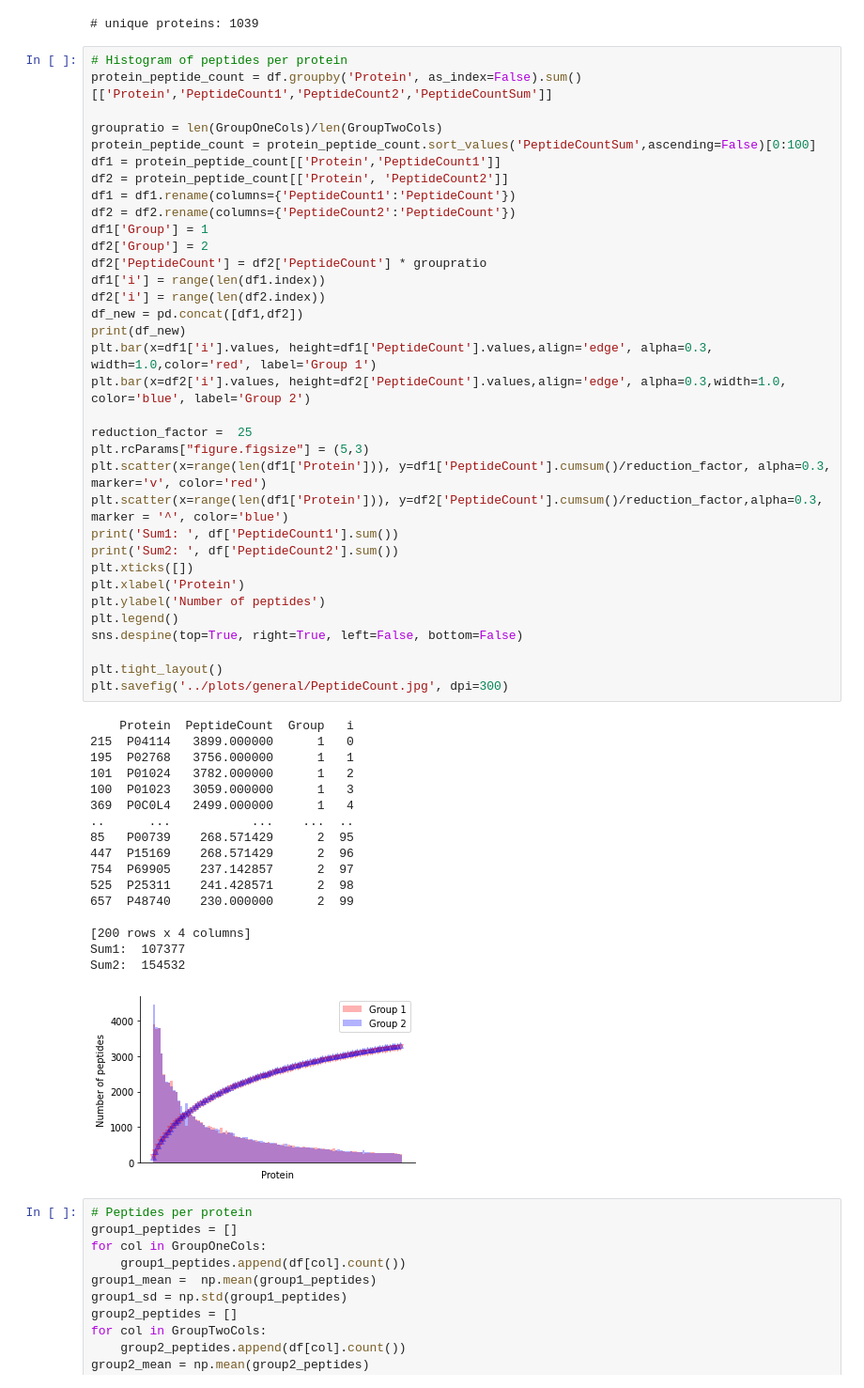
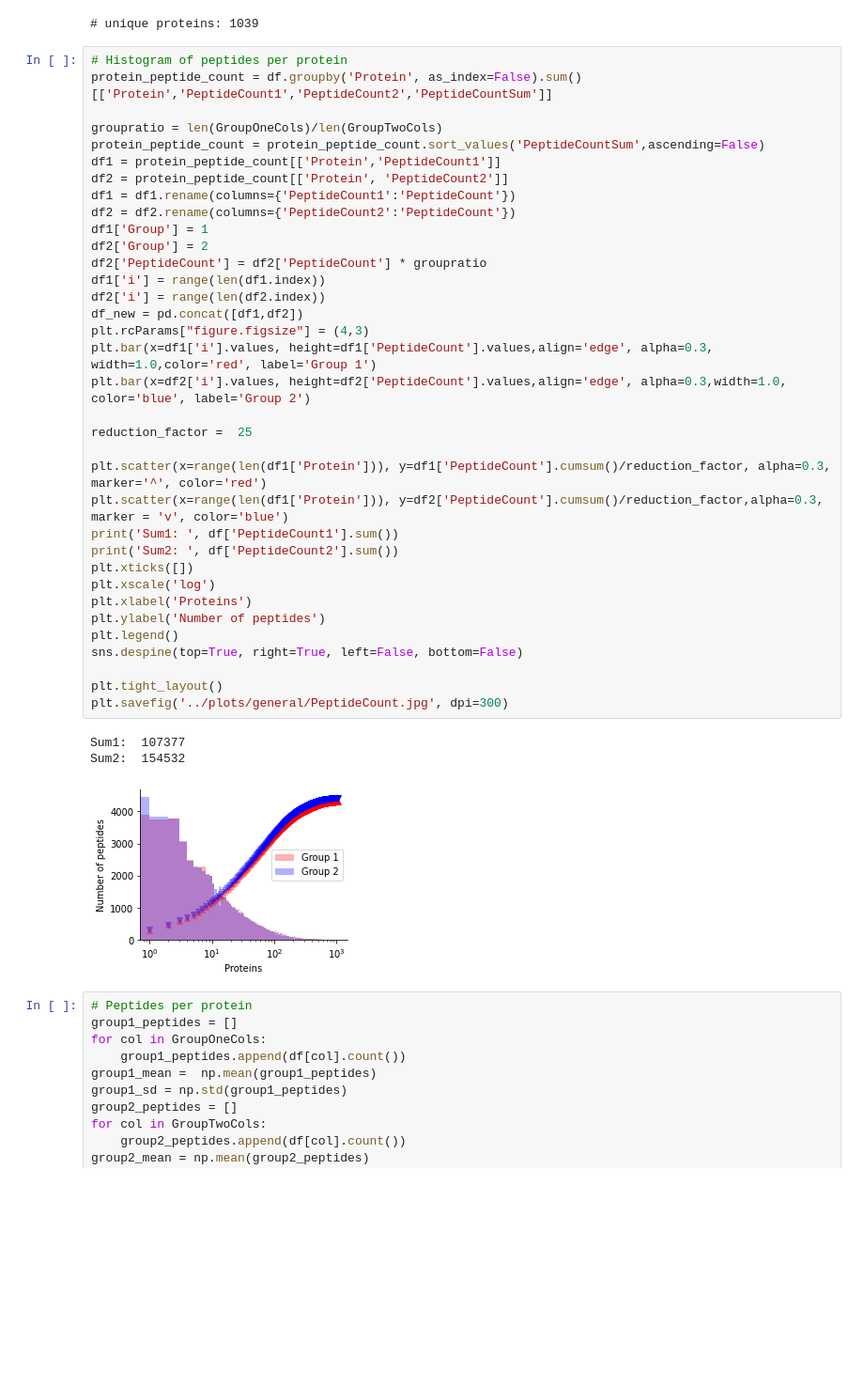
Before and after one commit to ErikHartman/sepsis-ml, a Jupyter notebook: src/general.ipynb, the cells around one changed output. Shown: that part at 94% size. Cells and saved outputs as stored; diff of their text form; blank space fills up the shorter version.

Commit message:
made scripts and plots for general ML

```diff
--- a/src/general.ipynb
+++ b/src/general.ipynb
@@ -43,54 +44,41 @@ df['IntensitySum'] = df['IntensitySum1'] + df['IntensitySum2']
 # Histogram of peptides per protein
 protein_peptide_count = df.groupby('Protein', as_index=False).sum()[['Protein','PeptideCount1','PeptideCount2','PeptideCountSum']]
 
 groupratio = len(GroupOneCols)/len(GroupTwoCols)
-protein_peptide_count = protein_peptide_count.sort_values('PeptideCountSum',ascending=False)[0:100]
+protein_peptide_count = protein_peptide_count.sort_values('PeptideCountSum',ascending=False)
 df1 = protein_peptide_count[['Protein','PeptideCount1']]
 df2 = protein_peptide_count[['Protein', 'PeptideCount2']]
 df1 = df1.rename(columns={'PeptideCount1':'PeptideCount'})
 df2 = df2.rename(columns={'PeptideCount2':'PeptideCount'})
 df1['Group'] = 1
 df2['Group'] = 2
 df2['PeptideCount'] = df2['PeptideCount'] * groupratio
 df1['i'] = range(len(df1.index))
 df2['i'] = range(len(df2.index))
 df_new = pd.concat([df1,df2])
-print(df_new)
+plt.rcParams["figure.figsize"] = (4,3)
 plt.bar(x=df1['i'].values, height=df1['PeptideCount'].values,align='edge', alpha=0.3, width=1.0,color='red', label='Group 1')
 plt.bar(x=df2['i'].values, height=df2['PeptideCount'].values,align='edge', alpha=0.3,width=1.0, color='blue', label='Group 2')
 
 reduction_factor =  25
-plt.rcParams["figure.figsize"] = (5,3)
-plt.scatter(x=range(len(df1['Protein'])), y=df1['PeptideCount'].cumsum()/reduction_factor, alpha=0.3, marker='v', color='red')
-plt.scatter(x=range(len(df1['Protein'])), y=df2['PeptideCount'].cumsum()/reduction_factor,alpha=0.3,  marker = '^', color='blue')
+
+plt.scatter(x=range(len(df1['Protein'])), y=df1['PeptideCount'].cumsum()/reduction_factor, alpha=0.3, marker='^', color='red')
+plt.scatter(x=range(len(df1['Protein'])), y=df2['PeptideCount'].cumsum()/reduction_factor,alpha=0.3,  marker = 'v', color='blue')
 print('Sum1: ', df['PeptideCount1'].sum())
 print('Sum2: ', df['PeptideCount2'].sum())
 plt.xticks([])
-plt.xlabel('Protein')
+plt.xscale('log')
+plt.xlabel('Proteins')
 plt.ylabel('Number of peptides')
 plt.legend()
 sns.despine(top=True, right=True, left=False, bottom=False)
 
 plt.tight_layout()
 plt.savefig('../plots/general/PeptideCount.jpg', dpi=300)
 # %% [output]
-    Protein  PeptideCount  Group   i
-215  P04114   3899.000000      1   0
-195  P02768   3756.000000      1   1
-101  P01024   3782.000000      1   2
-100  P01023   3059.000000      1   3
-369  P0C0L4   2499.000000      1   4
-..      ...           ...    ...  ..
-85   P00739    268.571429      2  95
-447  P15169    268.571429      2  96
-754  P69905    237.142857      2  97
-525  P25311    241.428571      2  98
-657  P48740    230.000000      2  99
-
-[200 rows x 4 columns]
 Sum1:  107377
 Sum2:  154532
-[figure, old version]
+[figure, new version]
 # %%
 # Peptides per protein
 group1_peptides = []
```
Also changed, not shown: parts of 7 cells of this notebook, 11 other files.
